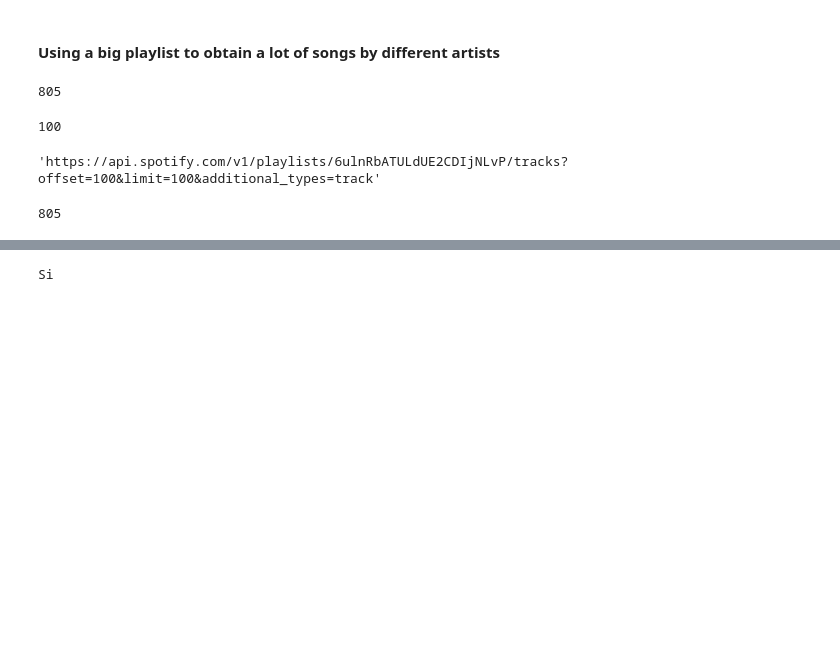
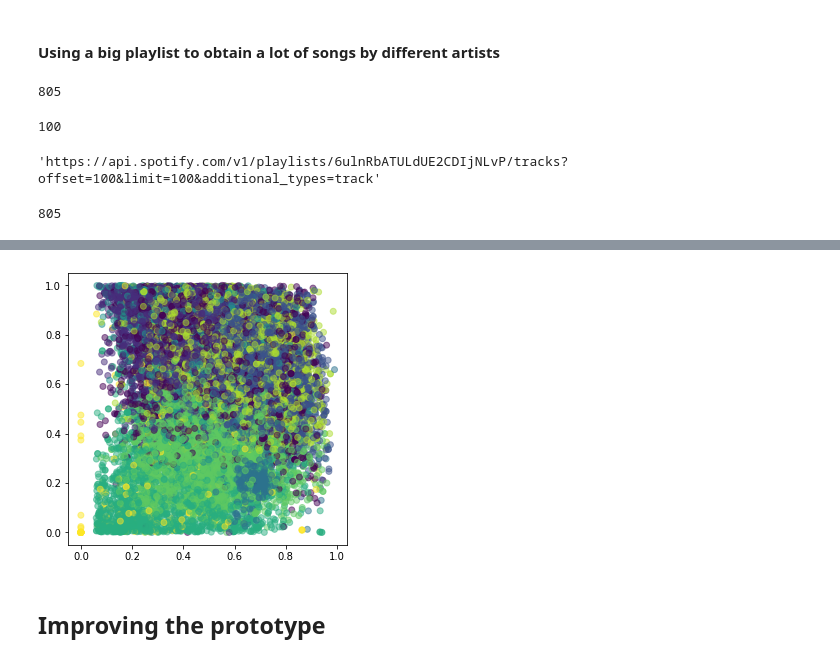
Before and after one commit to Javianalista/lab-unsupervised-learning-intro, a Jupyter notebook: lab-unsupervised-learning-intro.ipynb, the cells around one changed output, grey strips where cells are left out. Saved outputs shown, nothing was run; the diff lists cells and outputs as text; code cells hidden in the pictures; blank space fills up the shorter version.

```diff
--- a/lab-unsupervised-learning-intro.ipynb
+++ b/lab-unsupervised-learning-intro.ipynb
@@ -552,0 +512,7 @@ a = None
+# %%
+kmeans = KMeans(n_clusters=9, random_state=1234)
+kmeans.fit(scaled_variables)
+clusters = kmeans.predict(scaled_variables)
+
+# Check the size of the clusters
+pd.Series(clusters).value_counts().sort_index()
@@ -553,3 +530,48 @@ a = None
+# %%
+clusters_dataframe = pd.DataFrame(clusters, columns = ['cluster_type'])
+comparing_table = pd.concat([clusters_dataframe, final_dataframe], axis = 1)
+# %%
+plt.figure(figsize=(5, 5))
+plt.scatter(comparing_table['danceability'], comparing_table['energy'], c=comparing_table['cluster_type'],alpha=0.5)
+plt.show()
+# %% [output]
+[figure, added]
+# %% [markdown]
+## Improving the prototype
 # %%
+def recommending_song_improved(song):
+    songs_to_recommend_top_100 = []
+    position_top_100 = []
+    songs_to_recommend_second_top = []
+    position_second_top = []
+    for i in range(len(top_100['song'])):
+        if song == top_100['song'][i]:
+            songs_to_recommend_top_100.append(top_100['song'][i])
+            position_top_100.append(i)
+        elif song == second_top['song'][i]:
+            songs_to_recommend_second_top.append(second_top['song'][i])
+            position_second_top.append(i)
+    if len(songs_to_recommend_top_100)> 0:
+        random_number = position_top_100[0]
+        while random_number == position_top_100[0]:
+            random_number = randint(0,99)
+        i_recommend = top_100['song'][random_number]
+        return print("Good choice! This song is now in the position number " + str(position_top_100[0]+1) + " of our first top from " + top_100['artist'][position_top_100[0]] + ". Here we have another recommendation of this top 100 songs: " + i_recommend + " from " + top_100['artist'][random_number])
+    elif len(songs_to_recommend_second_top)> 0:
+        random_number = position_second_top[0]
+        while random_number == position_second_top[0]:
+            random_number = randint(0,99)
+        i_recommend = second_top['song'][random_number]
+        return print("Good choice! This song is now in the position number " + str(position_second_top[0]+1) + " of our second top from " + second_top['artist'][position_second_top[0]] + ". Here we have another recommendation of this top 100 songs: " + i_recommend + " from " + second_top['artist'][random_number])
+    else:
+        results = sp.search(q=song, type = 'track', limit=1)
+        uri = results["tracks"]["items"][0]["uri"]
+        features = sp.audio_features(uri)
+        data_features = pd.DataFrame(features)
+        numeric_features = data_features._get_numeric_data()
+        cluster_prediction = kmeans.predict(numeric_features)[0]
+        similar_songs = comparing_table[comparing_table['cluster_type'] == cluster_prediction].sample(1)
+        song_recommended = similar_songs['song'].values[0]
+        artist_recommended = similar_songs['artist'].values[0]
+        print("Your song is not in the top 100, but we can recommend you this song from our database: "+ song_recommended + " from " + artist_recommended+ "... Hope you like it!!!")
+        return 0
-# %% [output]
-Si
```
Also changed, not shown: parts of 44 cells of this notebook, 1 other file.
